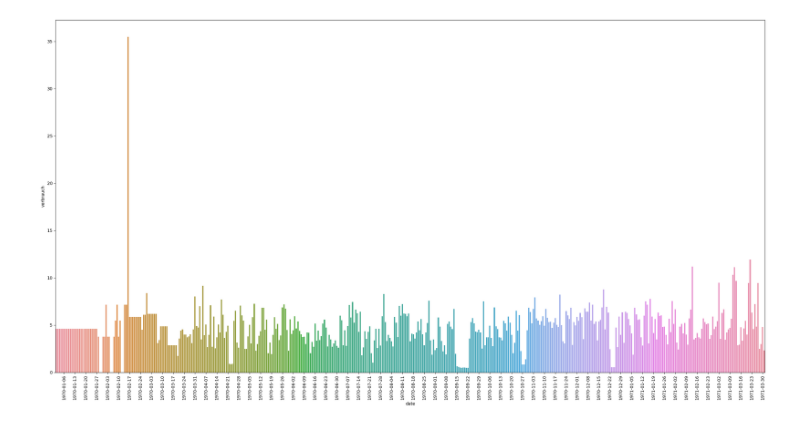
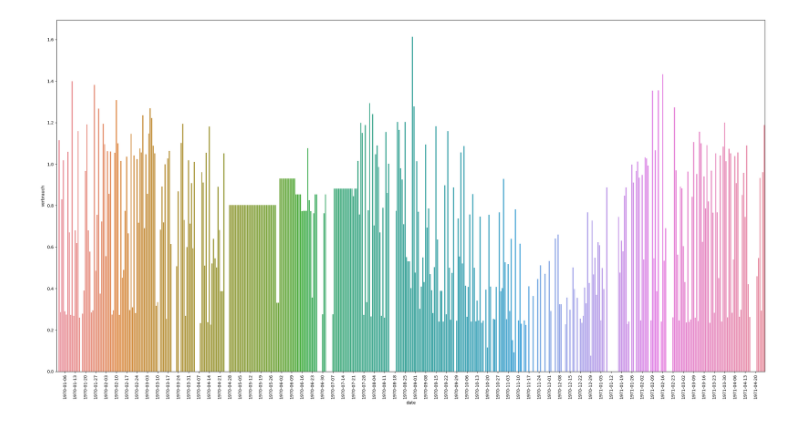
Before and after one commit to ChristianKoplenig/SMIT, a Jupyter notebook: stromnetzgraz/import.ipynb, the cells around one changed output. Saved outputs shown, nothing was run; the diff lists cells and outputs as text; code cells hidden in the pictures.

```diff
--- a/stromnetzgraz/import.ipynb
+++ b/stromnetzgraz/import.ipynb
@@ -29,3 +29,20 @@ for filename in all_files:
 
         df_day['zaehlerstand'] = df_day['zaehlerstand'].astype(float)
         df_day['verbrauch'] = df_day['verbrauch'].astype(float)
+
+# Import energy consumption for night measurements
+for filename in all_files:
+    if id_night in filename:
+        night_files.append(filename)
+        df_night = pd.concat((pd.read_csv(r,
+                                        decimal=',',
+                                        header=0,
+                                        parse_dates=['date'],
+                                        converters={'date': lambda t: dt.datetime.strptime(t, '%Y-%m-%dT%H:%M:%S.%f%z').date()},
+                                        names=['date', 'zaehlerstand', '1', '2', 'verbrauch', '3', '4'],
+                                        usecols=lambda x: x in ['date', 'zaehlerstand', 'verbrauch'],
+                                        )
+                            for r in night_files))
+
+        df_night['zaehlerstand'] = df_night['zaehlerstand'].astype(float)
+        df_night['verbrauch'] = df_night['verbrauch'].astype(float)
@@ -52,20 +93,20 @@ df_day.sort_values('date')
 # %%
 import matplotlib.pyplot as plt
 import matplotlib.dates as md
 
 fig, ax=plt.subplots(ncols=1, nrows=1, figsize=(30,15))
 
-sns.barplot(data=df_day,
+sns.barplot(data=df_night,
              x='date',
              y='verbrauch')
 
 # specify the position of the major ticks at the beginning of the week
 ax.xaxis.set_major_locator(md.WeekdayLocator(byweekday = 1))
 # specify the format of the labels as 'year-month-day'
 ax.xaxis.set_major_formatter(md.DateFormatter('%Y-%m-%d'))
 # (optional) rotate by 90° the labels in order to improve their spacing
 plt.setp(ax.xaxis.get_majorticklabels(), rotation = 90)
 
 plt.show()
 # %% [output]
-[figure, old version]
+[figure, new version]
```
Also changed, not shown: parts of 6 cells of this notebook.
